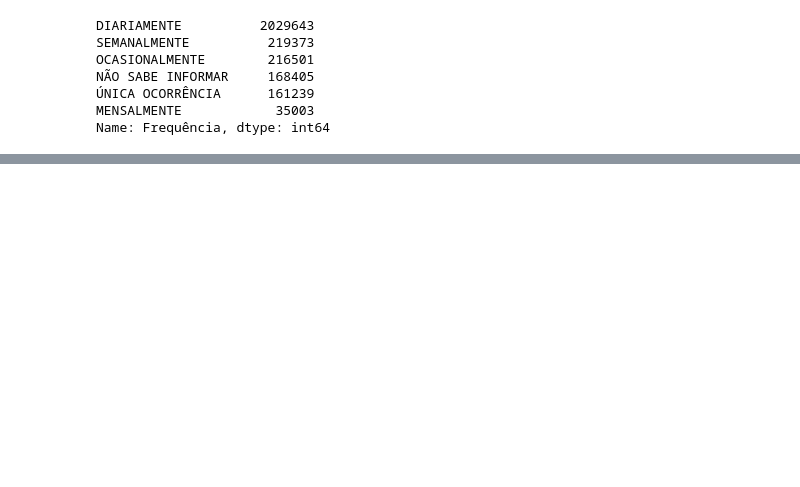
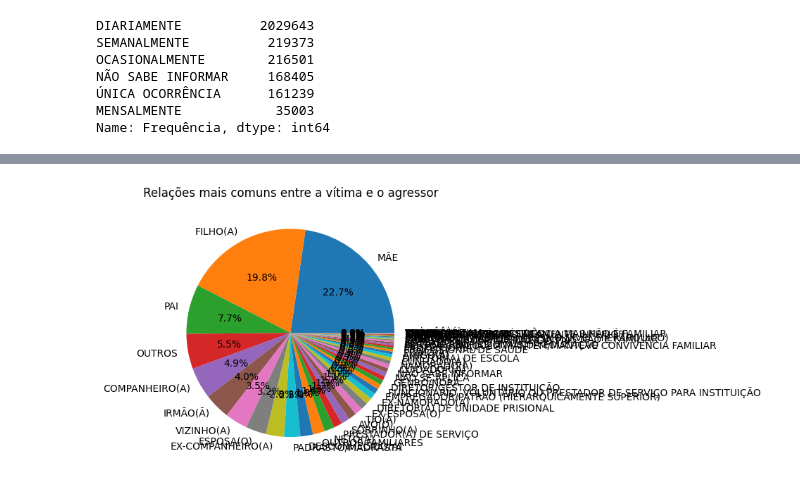
Before and after one commit to LerinaMM/central_de_atendimento_a_mulher, a Jupyter notebook: violencia_contra_mulher_3.ipynb, the cells around one changed output, grey strips where cells are left out. Cells and saved outputs as stored; diff of their text form; code cells hidden in the pictures; blank space fills up the shorter version.

```diff
--- a/violencia_contra_mulher_3.ipynb
+++ b/violencia_contra_mulher_3.ipynb
@@ -821,0 +801,8 @@ GeocoderInsufficientPrivileges: ignored
+# %%
+# Criação do gráfico de pizza
+
+plt.pie(relacao_count, labels=relacao_count.index, autopct='%1.1f%%')
+plt.title('Relações mais comuns entre a vítima e o agressor')
+plt.show()
+# %% [output]
+[figure, added]
```
Also changed, not shown: parts of 18 cells of this notebook.
